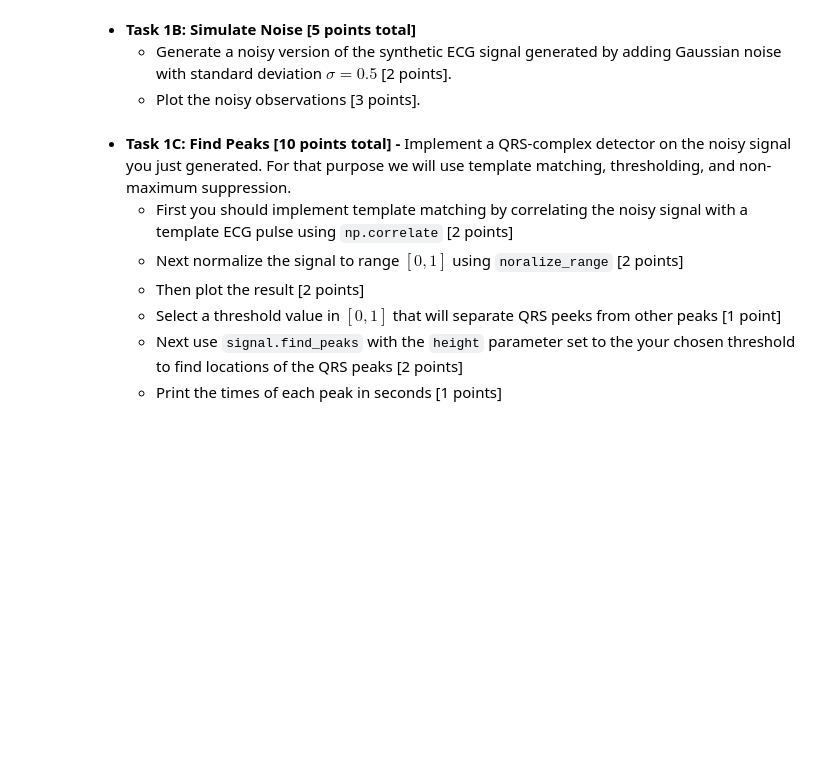
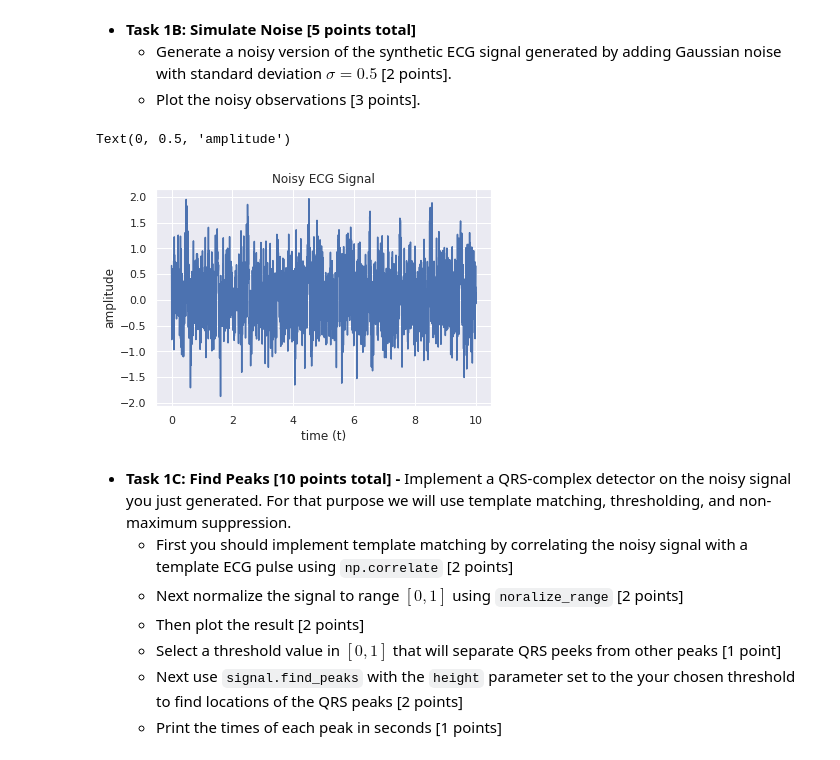
Before and after one commit to pdijour/DataScience_HR_Denoising, a Jupyter notebook: lab1.ipynb, the cells around one changed output. Saved outputs shown, nothing was run; the diff lists cells and outputs as text; code cells hidden in the pictures; blank space fills up the shorter version.

```diff
--- a/lab1.ipynb
+++ b/lab1.ipynb
@@ -72,3 +95,46 @@ def ecg_wave(x):
+# %%
+# ============================================================================
+# Write Your code here
+# ============================================================================
+# fix random number generator seed (reproducibility)
+np.random.seed(10)
+
+# stepwise function with noise
+def get_noisy_signal(s=0.5):
+    """
+    This function generates a signal with a varying amount of noise. The noise
+    variance is controlled via the input parameter s [s=1 default].
+    """
+
+    # generate signal
+    N = 256
+    t = np.arange(N)
+    x = np.sin(2*np.pi*t/N)
+    x[80:105] -= 1
+
+    # generate noise
+    n = s*np.random.randn(256)
+
+    # return noisy signal
+    return x+n
+
+# noisy = get_noisy_signal()
+
+# noisy_xt = np.convolve(xt,noisy)
+# noisy_xt = noisy_xt[0:2560]
+
+noisy_xt = xt + 0.5*np.random.randn(2560)
+#noisy_xt = np.convolve(xt,0.5*np.random.randn(2560),'same')
+
+t = np.arange(0,10,10/len(noisy_xt))
+
+plt.plot(t,noisy_xt)
+plt.title('Noisy ECG Signal')
+plt.xlabel('time (t)')
+plt.ylabel('amplitude')
+# %% [output]
+Text(0, 0.5, 'amplitude')
+[figure, added]
 # %% [markdown]
 * **Task 1C: Find Peaks [10 points total] -** Implement a QRS-complex detector on the noisy signal you just generated. For that purpose we will use template matching, thresholding, and non-maximum suppression.
   * First you should implement template matching by correlating the noisy signal with a template ECG pulse using `np.correlate` [2 points]
```
Also changed, not shown: parts of 19 cells of this notebook.
